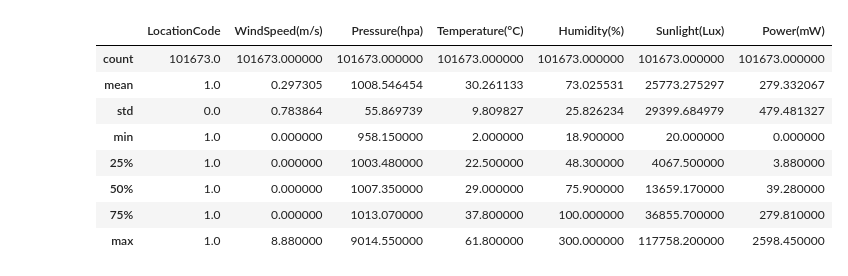
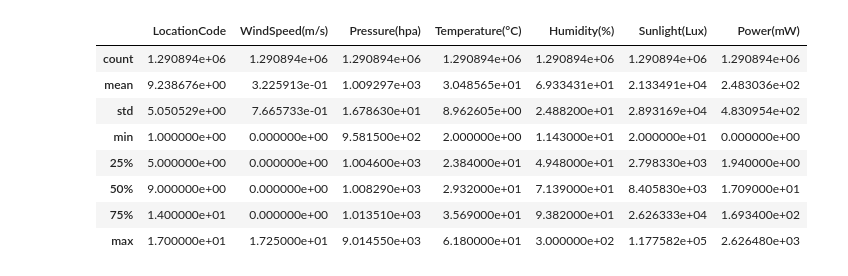
Before and after one commit to TAIWAN-ET/-----, a Jupyter notebook: aicup/analysis.ipynb, the cells around one changed output. Saved outputs shown, nothing was run; the diff lists cells and outputs as text; code cells hidden in the pictures.

```diff
--- a/aicup/analysis.ipynb
+++ b/aicup/analysis.ipynb
@@ -1,26 +1,24 @@
 # %%
 import pandas as pd
 import numpy as np
 import matplotlib.pyplot as plt
 import seaborn as sns
 from sklearn.datasets import load_iris
 
-# Load the CSV file
-df_data = pd.read_csv('36_TrainingData/L1_Train.csv')
+train_file_paths = [f'36_TrainingData/L{i}_Train.csv' for i in range(1, 18)]
+df_list = [pd.read_csv(file) for file in train_file_paths]
+df_data = pd.concat(df_list, ignore_index=True)
 df_data.describe()
-#df_data.hist(alpha=0.6,layout=(3,3), figsize=(12, 8), bins=10)
-#plt.tight_layout()
-#plt.show()
 # %% [output]
 |  | LocationCode | WindSpeed(m/s) | Pressure(hpa) | Temperature(°C) | Humidity(%) | Sunlight(Lux) | Power(mW) |
-| count | 101673.0 | 101673.000000 | 101673.000000 | 101673.000000 | 101673.000000 | 101673.000000 | 101673.000000 |
-| mean | 1.0 | 0.297305 | 1008.546454 | 30.261133 | 73.025531 | 25773.275297 | 279.332067 |
-| std | 0.0 | 0.783864 | 55.869739 | 9.809827 | 25.826234 | 29399.684979 | 479.481327 |
-| min | 1.0 | 0.000000 | 958.150000 | 2.000000 | 18.900000 | 20.000000 | 0.000000 |
-| 25% | 1.0 | 0.000000 | 1003.480000 | 22.500000 | 48.300000 | 4067.500000 | 3.880000 |
-| 50% | 1.0 | 0.000000 | 1007.350000 | 29.000000 | 75.900000 | 13659.170000 | 39.280000 |
-| 75% | 1.0 | 0.000000 | 1013.070000 | 37.800000 | 100.000000 | 36855.700000 | 279.810000 |
-| max | 1.0 | 8.880000 | 9014.550000 | 61.800000 | 300.000000 | 117758.200000 | 2598.450000 |
+| count | 1.290894e+06 | 1.290894e+06 | 1.290894e+06 | 1.290894e+06 | 1.290894e+06 | 1.290894e+06 | 1.290894e+06 |
+| mean | 9.238676e+00 | 3.225913e-01 | 1.009297e+03 | 3.048565e+01 | 6.933431e+01 | 2.133491e+04 | 2.483036e+02 |
+| std | 5.050529e+00 | 7.665733e-01 | 1.678630e+01 | 8.962605e+00 | 2.488200e+01 | 2.893169e+04 | 4.830954e+02 |
+| min | 1.000000e+00 | 0.000000e+00 | 9.581500e+02 | 2.000000e+00 | 1.143000e+01 | 2.000000e+01 | 0.000000e+00 |
+| 25% | 5.000000e+00 | 0.000000e+00 | 1.004600e+03 | 2.384000e+01 | 4.948000e+01 | 2.798330e+03 | 1.940000e+00 |
+| 50% | 9.000000e+00 | 0.000000e+00 | 1.008290e+03 | 2.932000e+01 | 7.139000e+01 | 8.405830e+03 | 1.709000e+01 |
+| 75% | 1.400000e+01 | 0.000000e+00 | 1.013510e+03 | 3.569000e+01 | 9.382000e+01 | 2.626333e+04 | 1.693400e+02 |
+| max | 1.700000e+01 | 1.725000e+01 | 9.014550e+03 | 6.180000e+01 | 3.000000e+02 | 1.177582e+05 | 2.626480e+03 |
 # %%
 fig, axes = plt.subplots(nrows=1, ncols=6)
 fig.set_size_inches(18, 4)
```
Also changed, not shown: parts of 4 cells of this notebook.
